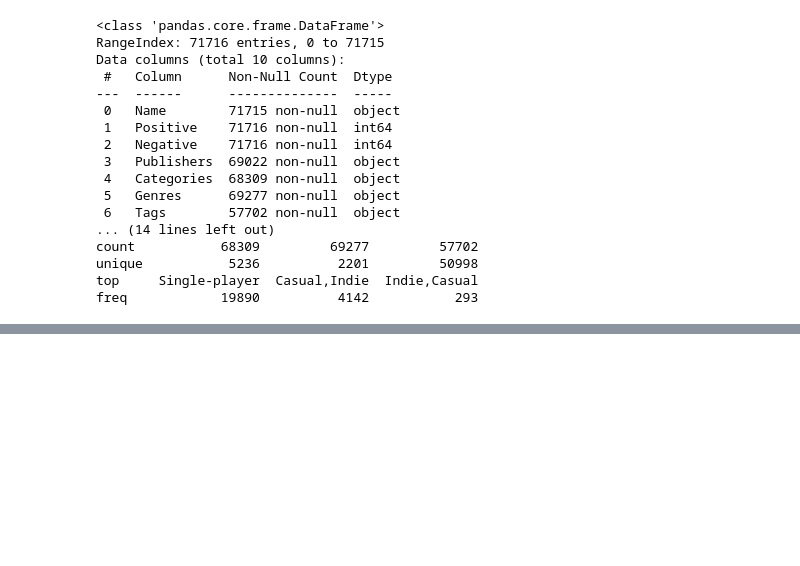
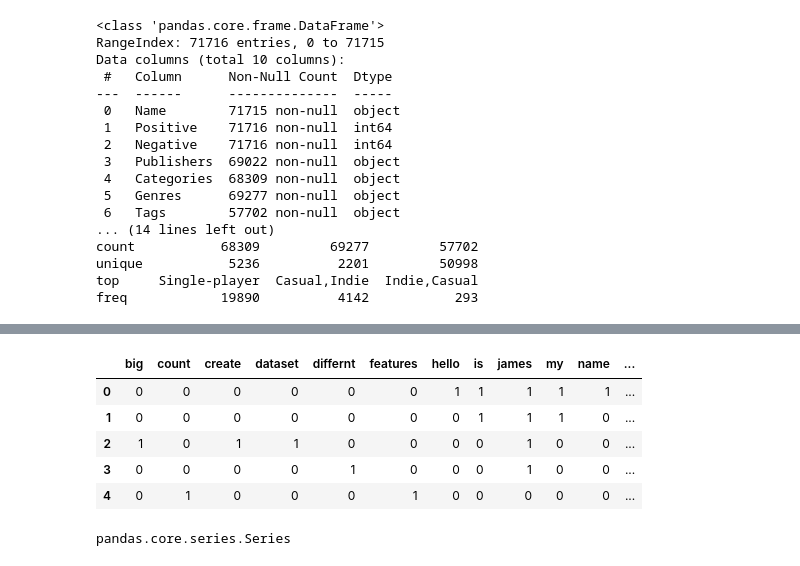
Before and after one commit to harunugurlu/intro-to-machine-learning, a Jupyter notebook: knn-steam-game-recommendation/game-recommendation.ipynb, the cells around one changed output, grey strips where cells are left out. Saved outputs shown, nothing was run; the diff lists cells and outputs as text; code cells hidden in the pictures; blank space fills up the shorter version.

```diff
--- a/knn-steam-game-recommendation/game-recommendation.ipynb
+++ b/knn-steam-game-recommendation/game-recommendation.ipynb
@@ -257,0 +302,22 @@ freq             290
+# %%
+text = ['Hello my name is james',
+'james this is my python notebook',
+'james trying to create a big dataset',
+'james of words to try differnt',
+'features of count vectorizer']
+coun_vect = CountVectorizer()
+count_matrix = coun_vect.fit_transform(text)
+count_array = count_matrix.toarray()
+df = pd.DataFrame(data=count_array,columns = coun_vect.get_feature_names_out())
+df
+# %% [output]
+|  | big | count | create | dataset | differnt | features | hello | is | james | my | name | ... |
+| 0 | 0 | 0 | 0 | 0 | 0 | 0 | 1 | 1 | 1 | 1 | 1 | ... |
+| 1 | 0 | 0 | 0 | 0 | 0 | 0 | 0 | 1 | 1 | 1 | 0 | ... |
+| 2 | 1 | 0 | 1 | 1 | 0 | 0 | 0 | 0 | 1 | 0 | 0 | ... |
+| 3 | 0 | 0 | 0 | 0 | 1 | 0 | 0 | 0 | 1 | 0 | 0 | ... |
+| 4 | 0 | 1 | 0 | 0 | 0 | 1 | 0 | 0 | 0 | 0 | 0 | ... |
+# %%
+type(combined_text)
+# %% [output]
+pandas.core.series.Series
```
Also changed, not shown: parts of 11 cells of this notebook.
